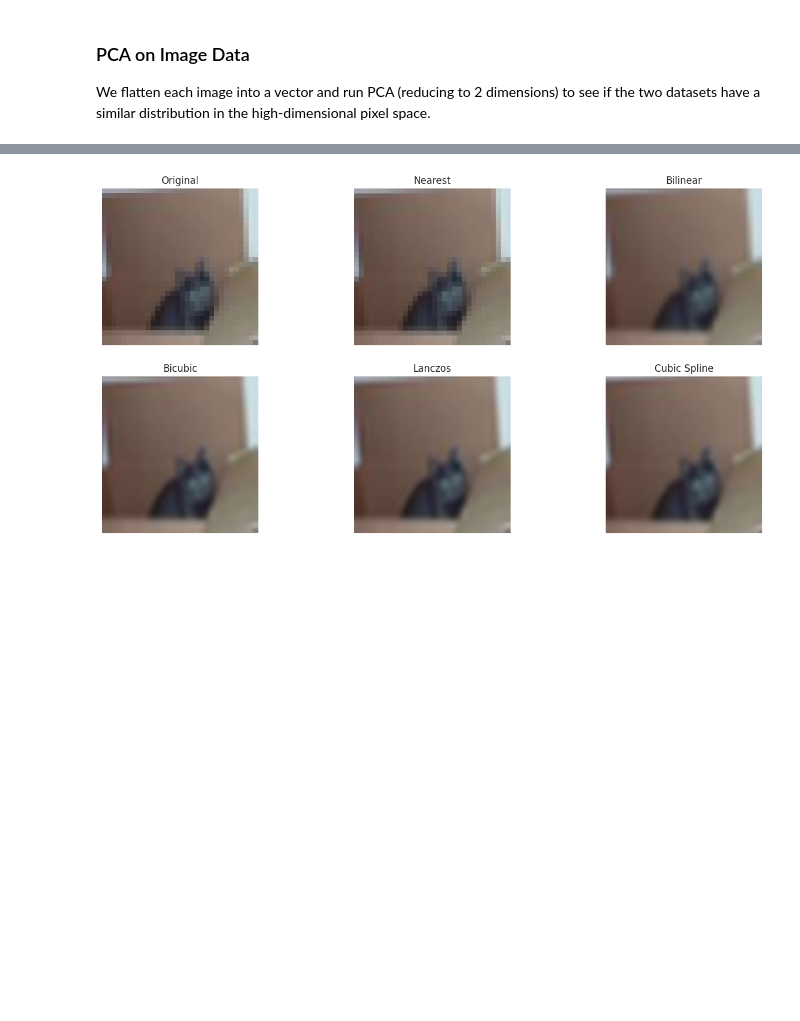
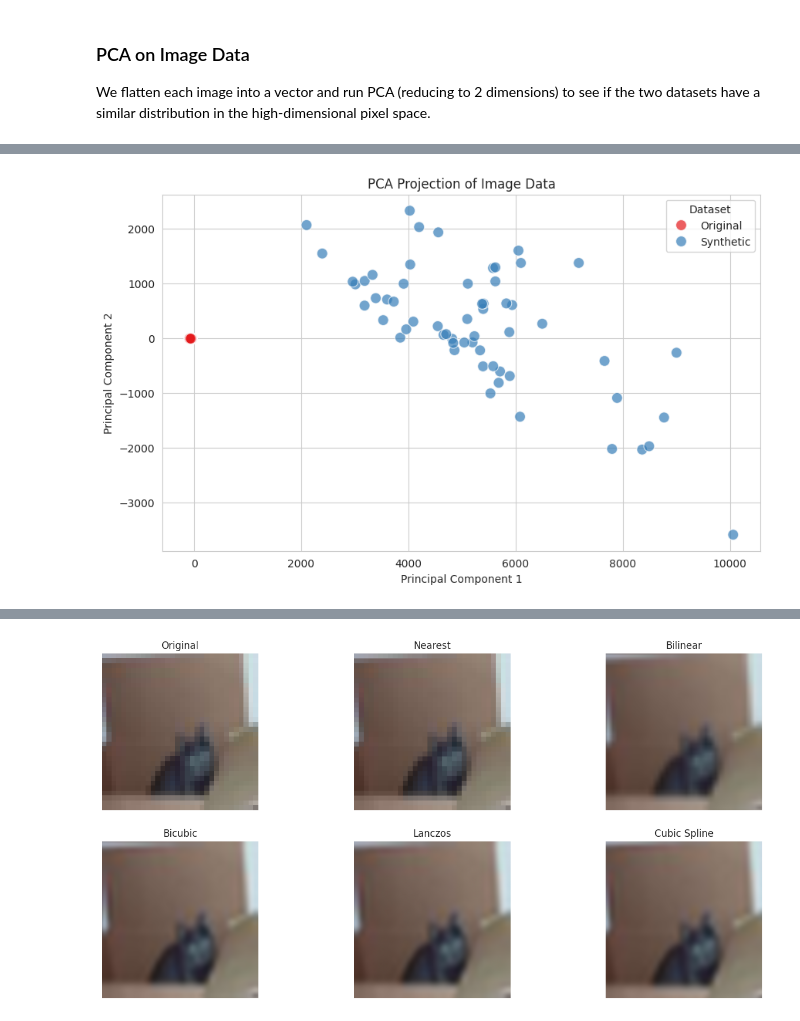
Before and after one commit to kordc/sd-imbalance, a Jupyter notebook: notebooks/analysis.ipynb, the cells around one changed output, grey strips where cells are left out. Drawn from its saved outputs; the diff is of its cells as text; code cells hidden in the pictures; blank space fills up the shorter version.

```diff
--- a/notebooks/analysis.ipynb
+++ b/notebooks/analysis.ipynb
@@ -312,0 +248,76 @@ Explained variance ratio by PCA components: [0.2421447  0.12214711]
+# %%
+# Limit to a subset of images (for speed) if needed
+n_samples = 5000  # adjust based on available memory and speed
+orig_samples = original_cat_images[:min(n_samples, len(original_cat_images))]
+print(f"Number of original samples: {len(orig_samples)}")
+synth_samples = synthetic_cat_images[:min(n_samples, len(synthetic_cat_images))]
+print(f"Number of synthetic samples: {len(synth_samples)}")
+
+# Print shape information for debugging
+print(f"Shape of first original sample: {orig_samples[0].shape if hasattr(orig_samples[0], 'shape') else 'Not a tensor'}")
+print(f"Shape of first synthetic sample: {synth_samples[0].size if hasattr(synth_samples[0], 'size') else 'Not a PIL image'}")
+
+# Flatten images - ensure consistent dimensions
+# CIFAR-10 images are 32x32x3 (3072 flattened)
+# Make sure synthetic images are also resized to 32x32 before flattening
+def resize_and_flatten(images, source="pil", target_size=(32, 32)):
+    if source == "pil":
+        # Resize PIL images and convert to numpy arrays
+        resized = [img.resize(target_size) for img in images]
+        return np.array([np.array(img).flatten() for img in resized])
+    elif source == "tensor":
+        # For tensors, ensure they're the right size then flatten
+        return np.array([img.numpy().flatten() for img in images])
+    else:
+        raise ValueError(f"Unknown source: {source}")
+
+# Use the new function
+orig_flat = resize_and_flatten(orig_samples, source="tensor", target_size=(32, 32))
+synth_flat = resize_and_flatten(synth_samples, source="pil", target_size=(32, 32))
+
+# Verify shapes
+print(f"Original flattened shape: {orig_flat.shape}")
+print(f"Synthetic flattened shape: {synth_flat.shape}")
+
+# Now ensure both have the same number of features before concatenating
+min_features = min(orig_flat.shape[1], synth_flat.shape[1])
+orig_flat = orig_flat[:, :min_features]
+synth_flat = synth_flat[:, :min_features]
+
+# Combine the data and create labels
+X = np.concatenate([orig_flat, synth_flat], axis=0)
+labels = ["Original"] * orig_flat.shape[0] + ["Synthetic"] * synth_flat.shape[0]
+
+# Run PCA
+pca = PCA(n_components=2)
+X_pca = pca.fit_transform(X)
+print("Explained variance ratio by PCA components:", pca.explained_variance_ratio_)
+
+# Create a DataFrame for visualization
+df_pca = pd.DataFrame({
+    "PC1": X_pca[:, 0],
+    "PC2": X_pca[:, 1],
+    "Dataset": labels
+})
+
+plt.figure(figsize=(10, 6))
+scatter_plot = sns.scatterplot(
+    data=df_pca,
+    x="PC1", y="PC2",
+    hue="Dataset",
+    palette="Set1",
+    s=100,  # Adjust the size of the points
+    alpha=0.7  # Adjust the transparency of the points
+)
+
+# Add titles and labels
+plt.title("PCA Projection of Image Data")
+plt.xlabel("Principal Component 1")
+plt.ylabel("Principal Component 2")
+
+# Add a legend
+plt.legend(title='Dataset')
+
+# Show the plot
+plt.show()
+# %% [output]
@@ -313,3 +331,4 @@ Explained variance ratio by PCA components: [0.2421447  0.12214711]
+[figure, added]
 # %%
 import random
 import matplotlib.pyplot as plt
```
Also changed, not shown: parts of 10 cells of this notebook, 6 other files.
